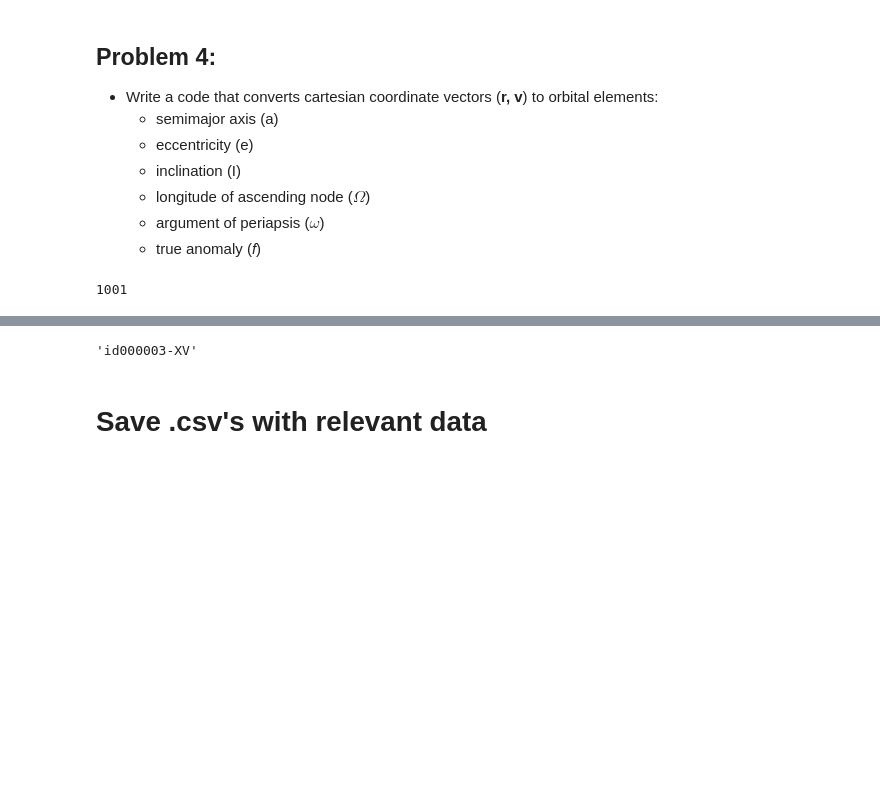
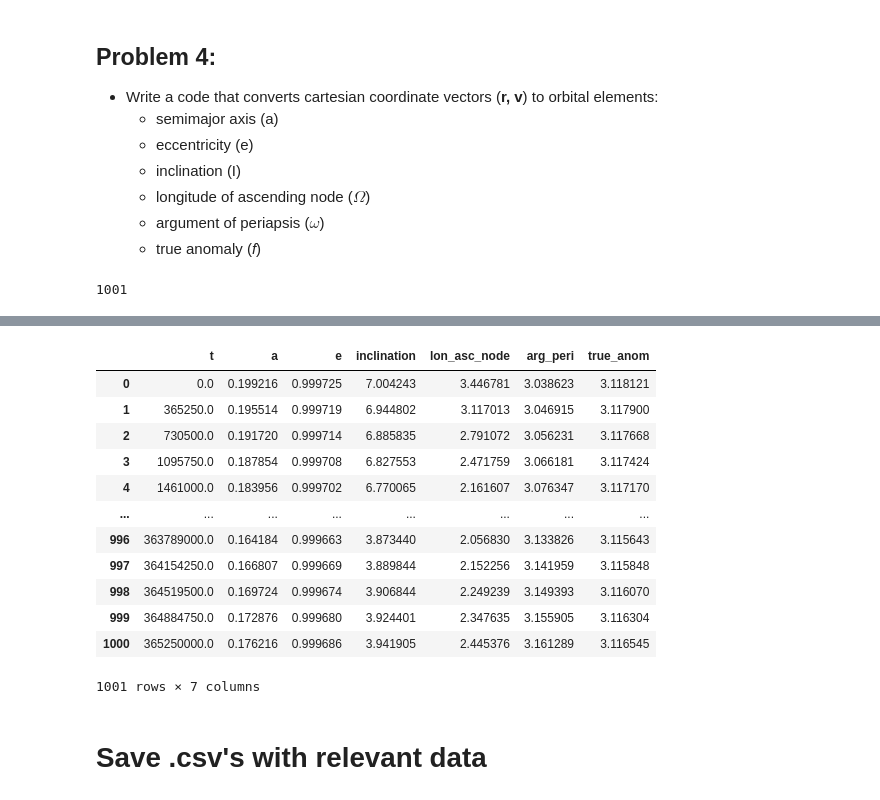
Before and after one commit to Num-Modeling-Planetary-Dynamics/module05-prob04-xv2el-mmijjum, a Jupyter notebook: src/Module05-prob04-XV2EL.ipynb, the cells around one changed output, grey strips where cells are left out. Drawn from its saved outputs; the diff is of its cells as text; code cells hidden in the pictures; blank space fills up the shorter version.

```diff
--- a/src/Module05-prob04-XV2EL.ipynb
+++ b/src/Module05-prob04-XV2EL.ipynb
@@ -128,10 +128,22 @@ w = []
 for i in range(len(f)):
     wtemp = np.arcsin(z.tolist()[i]/r[i]*np.sin(inc[i])) + f[i]
     w.append(wtemp)
-# %%
-filename
-# %% [output]
-'id000003-XV'
+# %%
+id000002_EL_df
+# %% [output]
+|  | t | a | e | inclination | lon_asc_node | arg_peri | true_anom |
+| 0 | 0.0 | 0.199216 | 0.999725 | 7.004243 | 3.446781 | 3.038623 | 3.118121 |
+| 1 | 365250.0 | 0.195514 | 0.999719 | 6.944802 | 3.117013 | 3.046915 | 3.117900 |
+| 2 | 730500.0 | 0.191720 | 0.999714 | 6.885835 | 2.791072 | 3.056231 | 3.117668 |
+| 3 | 1095750.0 | 0.187854 | 0.999708 | 6.827553 | 2.471759 | 3.066181 | 3.117424 |
+| 4 | 1461000.0 | 0.183956 | 0.999702 | 6.770065 | 2.161607 | 3.076347 | 3.117170 |
+| ... | ... | ... | ... | ... | ... | ... | ... |
+| 996 | 363789000.0 | 0.164184 | 0.999663 | 3.873440 | 2.056830 | 3.133826 | 3.115643 |
+| 997 | 364154250.0 | 0.166807 | 0.999669 | 3.889844 | 2.152256 | 3.141959 | 3.115848 |
+| 998 | 364519500.0 | 0.169724 | 0.999674 | 3.906844 | 2.249239 | 3.149393 | 3.116070 |
+| 999 | 364884750.0 | 0.172876 | 0.999680 | 3.924401 | 2.347635 | 3.155905 | 3.116304 |
+| 1000 | 365250000.0 | 0.176216 | 0.999686 | 3.941905 | 2.445376 | 3.161289 | 3.116545 |
+1001 rows × 7 columns
 # %% [markdown]
 # Save .csv's with relevant data
 # %%
```
Also changed, not shown: parts of 13 cells of this notebook, 10 other files.
